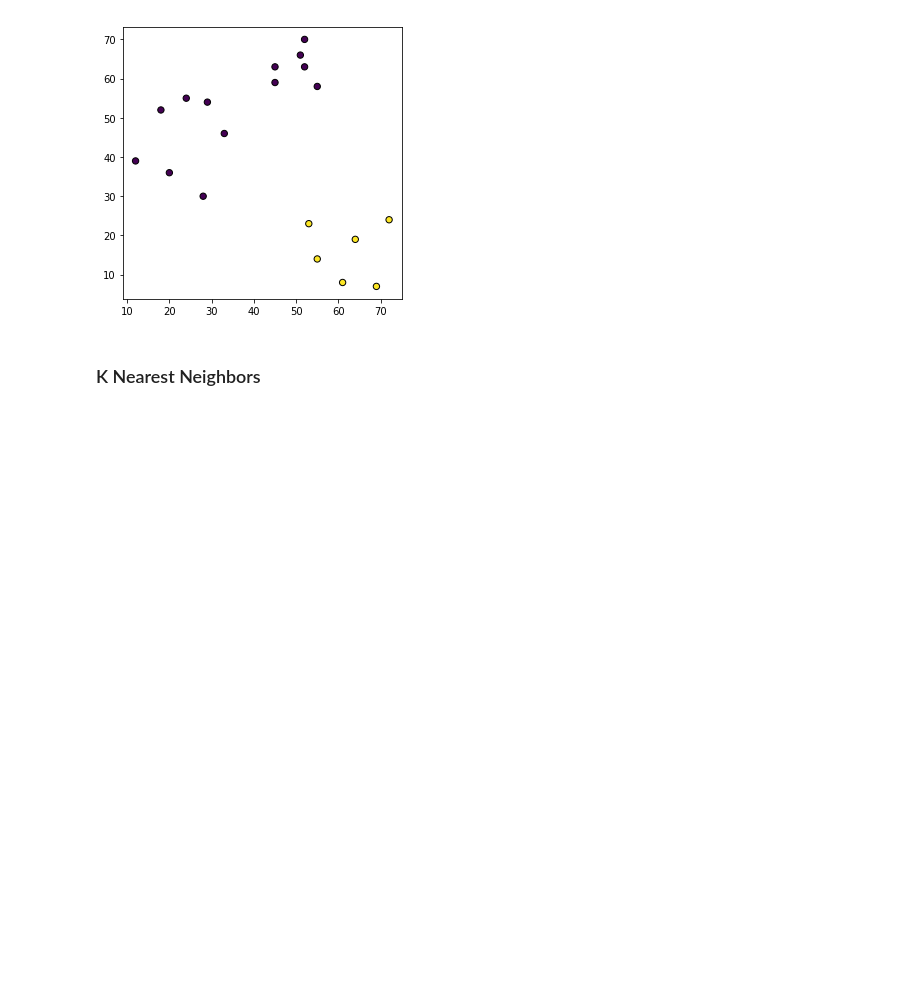
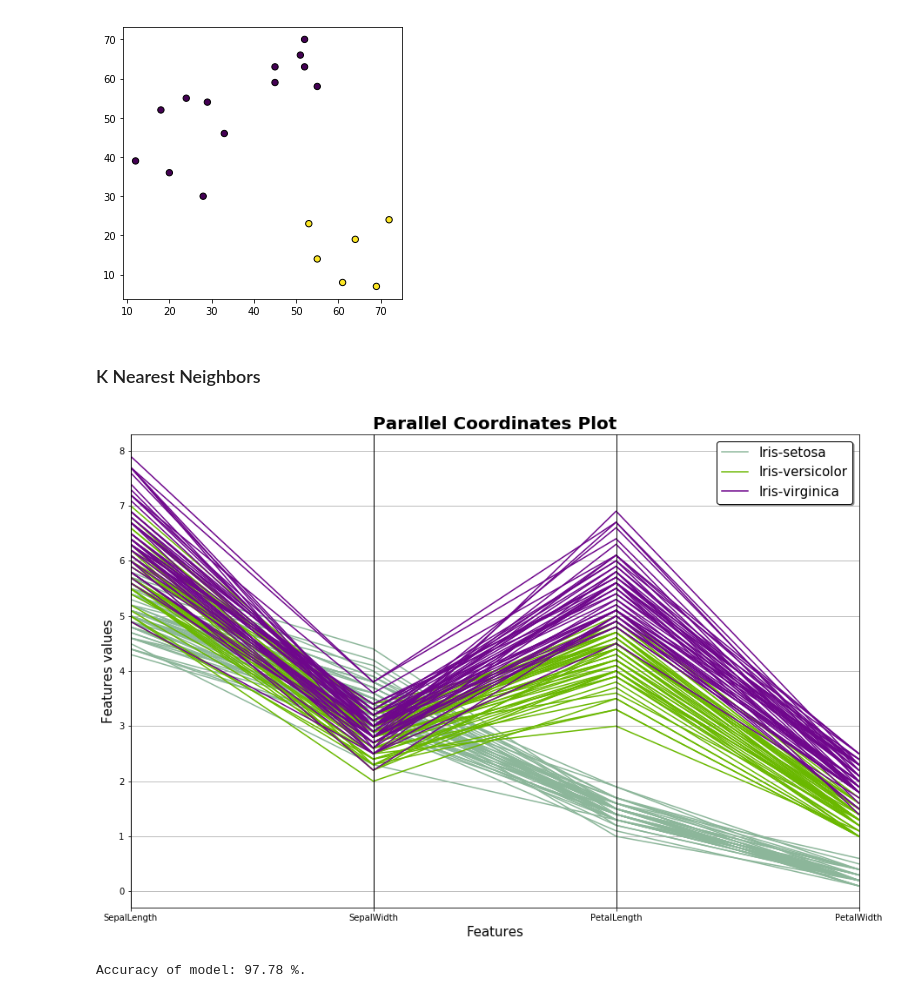
Before and after one commit to kttian/hcs-bootcamp2, a Jupyter notebook: API_Data_Science.ipynb, the cells around one changed output. Cells and saved outputs as stored; diff of their text form; code cells hidden in the pictures; blank space fills up the shorter version.

```diff
--- a/API_Data_Science.ipynb
+++ b/API_Data_Science.ipynb
@@ -64,9 +78,16 @@ Song not found
 import json
 import pandas as pd
 from sklearn.cluster import KMeans
+from sklearn.neighbors import KNeighborsClassifier
+from sklearn.metrics import confusion_matrix, accuracy_score
+from sklearn.model_selection import cross_val_score
 import matplotlib.pyplot as plt
 import numpy as np
 import random
+import os
+
+# Setting up current directory:
+CURRENT_DIRECTORY = os.getcwd()
 # %% [markdown]
 ### K Means Clustering
 # %%
@@ -106,3 +127,60 @@ ax.scatter(df['x'], df['y'], c=labels.astype(np.float), edgecolor='k', s=40)
 [figure]
 # %% [markdown]
 ### K Nearest Neighbors
+# %%
+# Importing data from a csv file
+dataset = pd.read_csv(CURRENT_DIRECTORY + '/iris_data.csv')
+dataset['Id'] = range(150)
+
+# Ways to visualize the data:
+rows, cols = dataset.shape
+#dataset.describe()
+
+# Grouping Data By Species
+dataset.groupby('Species').size()
+
+# splitting up the labels and the values for each species:
+feature_columns = ['SepalLength', 'SepalWidth', 'PetalLength','PetalWidth']
+X = dataset[feature_columns].values
+Y = dataset['Species'].values
+
+# Encoding Labels (Turning string species names into integers)
+# setosa -> 0
+# versicolor -> 1
+# virginica -> 2
+from sklearn.preprocessing import LabelEncoder
+le = LabelEncoder()
+Y = le.fit_transform(Y)
+# %%
+# Data Visualization:
+from pandas.plotting import parallel_coordinates
+plt.figure(figsize=(15,10))
+parallel_coordinates(dataset.drop("Id", axis=1), "Species")
+plt.title('Parallel Coordinates Plot', fontsize=20, fontweight='bold')
+plt.xlabel('Features', fontsize=15)
+plt.ylabel('Features values', fontsize=15)
+plt.legend(loc=1, prop={'size': 15}, frameon=True,shadow=True, facecolor="white", edgecolor="black")
+plt.show()
+# %% [output]
+[figure, added]
+# %%
+# Training the model:
+
+# Splitting into training and test datasets:
+from sklearn.cross_validation import train_test_split
+X_train, X_test, Y_train, Y_test = train_test_split(X, Y, test_size = 0.3, random_state = 0)
+
+# Creating the learning model
+knn_classifier = KNeighborsClassifier(n_neighbors=3)
+
+# Fitting the model with the training data
+knn_classifier.fit(X_train, Y_train)
+
+# Making predictions with the test data
+Y_pred = knn_classifier.predict(X_test)
+
+# Finding Accuracy:
+accuracy = accuracy_score(Y_test, Y_pred)*100
+print('Accuracy of model: ' + str(round(accuracy, 2)) + ' %.')
+# %% [output]
+Accuracy of model: 97.78 %.
```
Also changed, not shown: parts of 4 cells of this notebook, 1 other file.
